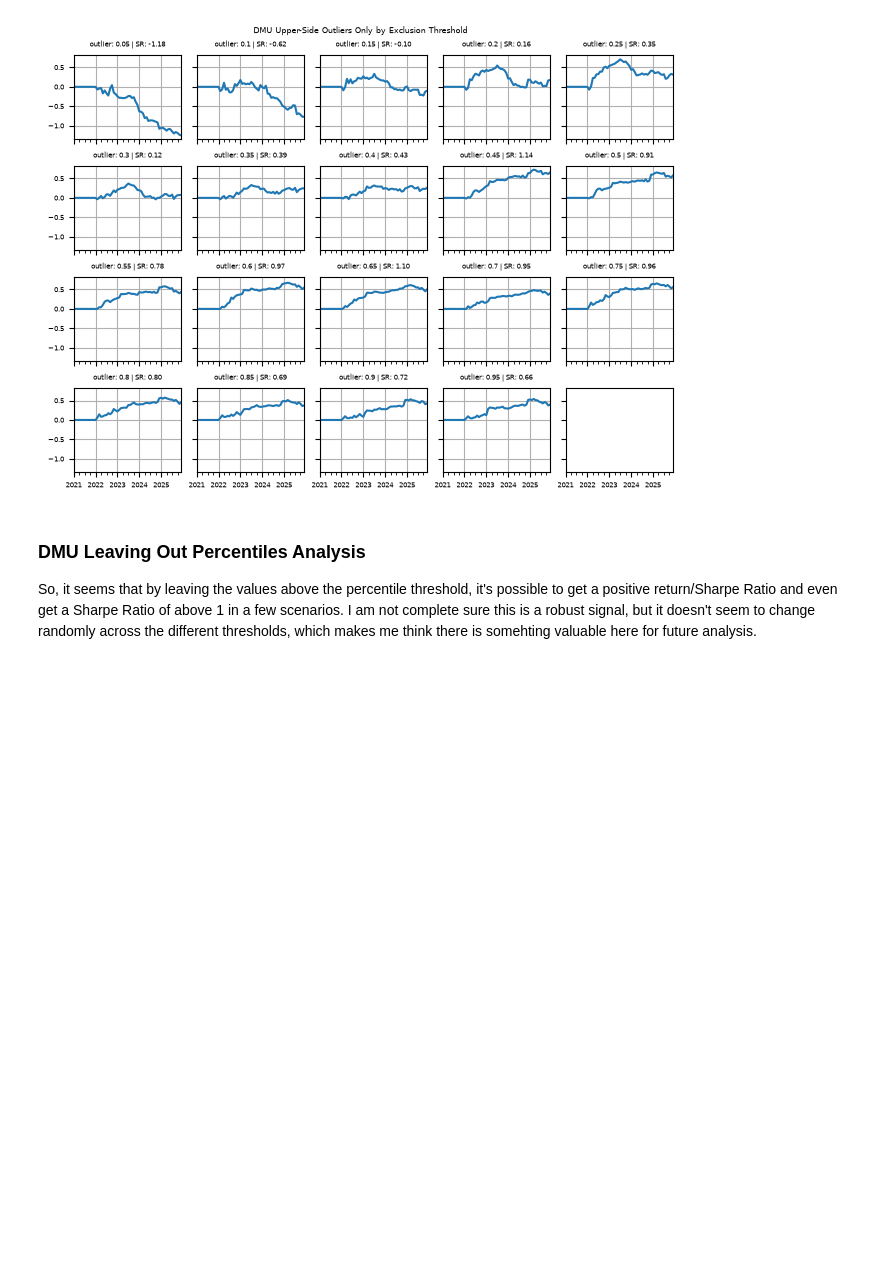
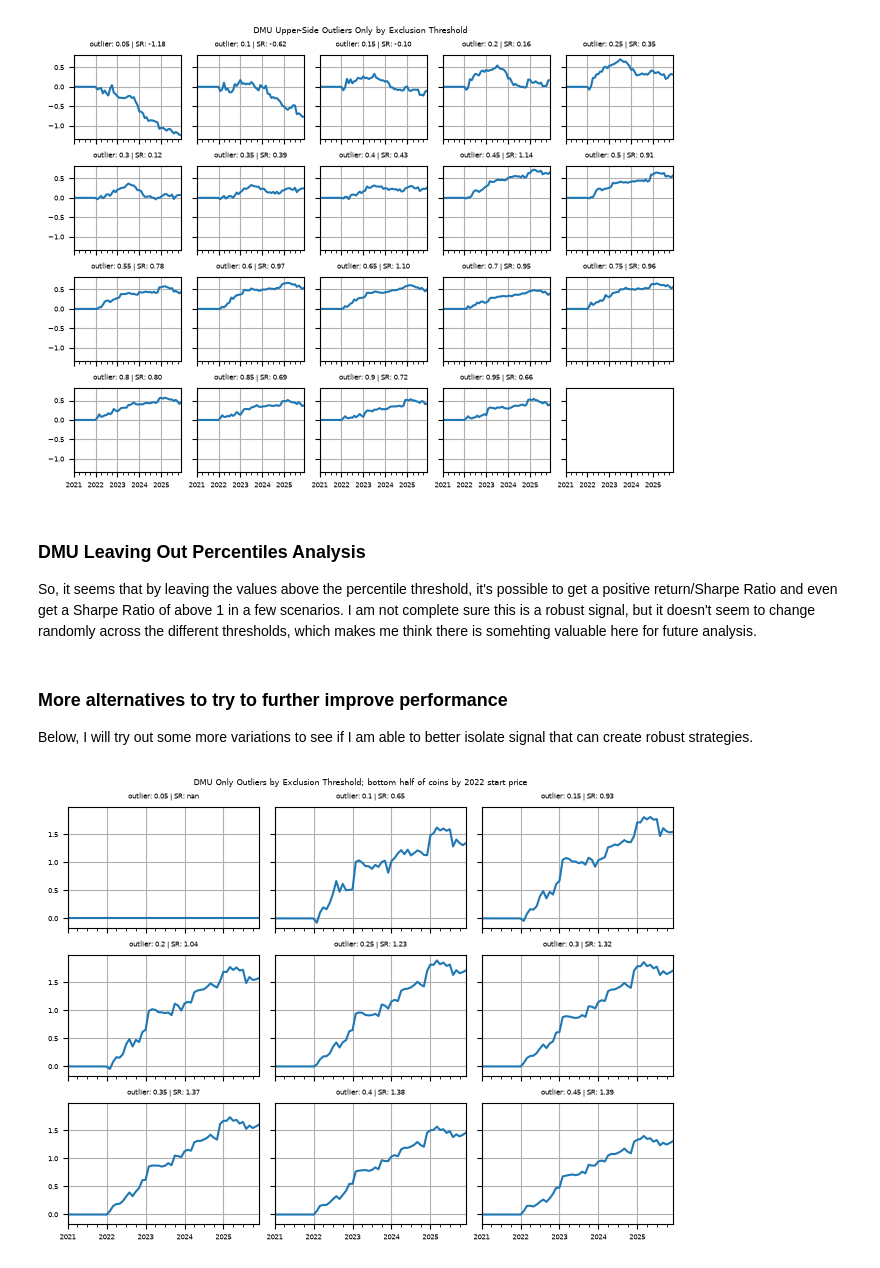
Before and after one commit to jude253/wall-street-quants-course-project, a Jupyter notebook: src/wall_street_quants_course_project/analysis/20260616__umd_variations.ipynb, the cells around one changed output. Saved outputs shown, nothing was run; the diff lists cells and outputs as text; code cells hidden in the pictures; blank space fills up the shorter version.

```diff
--- a/src/wall_street_quants_course_project/analysis/20260616__umd_variations.ipynb
+++ b/src/wall_street_quants_course_project/analysis/20260616__umd_variations.ipynb
@@ -75,6 +79,6 @@ px: PriceFrame = PriceFrame.validate(px)
 # %%
 px_monthly = px[px.index.day == 1].copy(deep=True)
-px_monthly.index = px_monthly.index.tz_localize(None).to_period("M")
+px_monthly.index = px_monthly.index.to_period("M")
 px_monthly: PriceFrame = PriceFrame.validate(px_monthly)
 # %% [markdown]
 ### Trying out Up Minus Down (UMD)
@@ -256,3 +260,8 @@ Sharpe Ratio of above 1 in a few scenarios.  I am not complete sure this
 is a robust signal, but it doesn't seem to change randomly across the
 different thresholds, which makes me think there is somehting valuable
 here for future analysis.
+# %% [markdown]
+### More alternatives to try to further improve performance
+
+Below, I will try out some more variations to see if I am able to better
+isolate signal that can create robust strategies.
@@ -258,0 +298,30 @@ here for future analysis.
+# %%
+# NOTE: this is just example -- in future use like volume or something
+tmp = px[px.index == datetime(2022, 1, 1)].dropna(axis=1).rank(axis=1).T
+tmp = tmp.sort_values(by=tmp.columns[0], ascending=False)
+top_half_coins_by_2022_start_price = tmp.index.to_numpy()[:len(tmp.index)//2]
+bottom_half_coins_by_2022_start_price = tmp.index.to_numpy()[len(tmp.index)//2:]
+# %%
+outlier_pcts = [outlier_thresh / 100 for outlier_thresh in range(5, 50, 5)]
+
+n_cols = 3
+n_rows = math.ceil(len(outlier_pcts) / n_cols)
+
+with plt.rc_context({"font.size": 5}):
+    fig, ax = plt.subplots(n_rows, n_cols, sharex=True, sharey=True)
+    fig.set_tight_layout(tight=True)
+    fig.suptitle("DMU Only Outliers by Exclusion Threshold; bottom half of coins by 2022 start price")
+
+    axes = ax.flatten()
+
+    for i, outlier_pct in enumerate(outlier_pcts):
+        (
+            ret, w, port_contrib_ret, gross_ret, net_ret,
+        ) = calc_dmu_outliers_only(px_monthly[bottom_half_coins_by_2022_start_price], outlier_pct=outlier_pct)
+        sharpe = (net_ret.mean() / net_ret.std()) * np.sqrt(12)
+        axes[i].set_title(f'outlier: {outlier_pct} | SR: {sharpe:.2f}', fontsize=5)
+        net_ret.cumsum().plot(ax=axes[i])
+        axes[i].grid()
+    plt.show()
+# %% [output]
+[figure, added]
```
Also changed, not shown: parts of 7 cells of this notebook.
